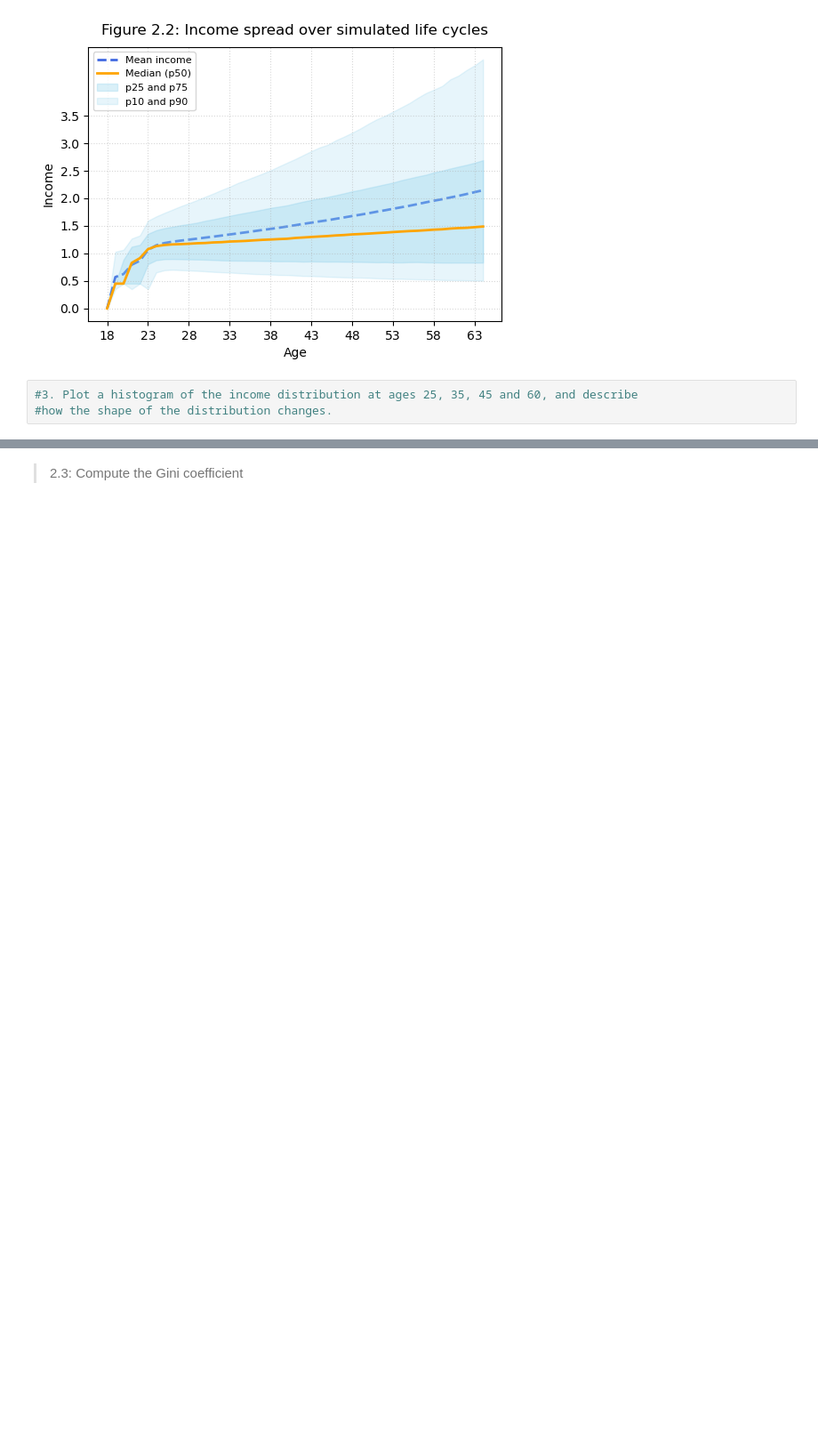
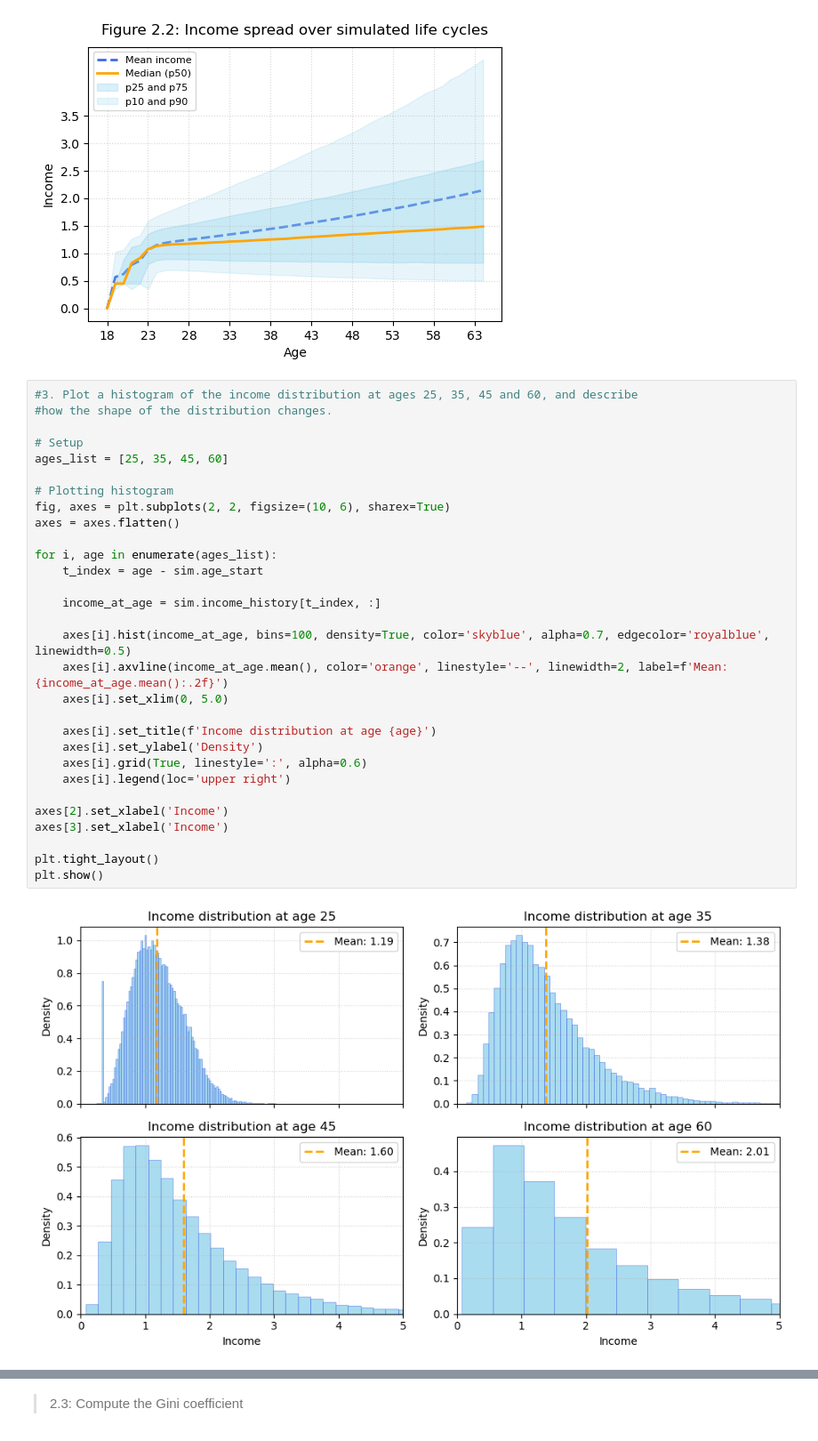
Before and after one commit to NumEconCopenhagen/projects-2025-xjc997, a Jupyter notebook: 01_dataproject/dataproject.ipynb, the cells around one changed output, grey strips where cells are left out. Shown at 89% size. Saved outputs shown, nothing was run; the diff lists cells and outputs as text; blank space fills up the shorter version.

```diff
--- a/01_dataproject/dataproject.ipynb
+++ b/01_dataproject/dataproject.ipynb
@@ -752,6 +752,35 @@ plt.yticks(np.arange(0, 4, 0.5))
 plt.show()
 # %% [output]
 [figure]
-# %%
-#3. Plot a histogram of the income distribution at ages 25, 35, 45 and 60, and describe
-#how the shape of the distribution changes.
+# %%
+#3. Plot a histogram of the income distribution at ages 25, 35, 45 and 60, and describe
+#how the shape of the distribution changes.
+
+# Setup
+ages_list = [25, 35, 45, 60]
+
+# Plotting histogram
+fig, axes = plt.subplots(2, 2, figsize=(10, 6), sharex=True)
+axes = axes.flatten()
+
+for i, age in enumerate(ages_list):
+    t_index = age - sim.age_start
+
+    income_at_age = sim.income_history[t_index, :]
+
+    axes[i].hist(income_at_age, bins=100, density=True, color='skyblue', alpha=0.7, edgecolor='royalblue', linewidth=0.5)
+    axes[i].axvline(income_at_age.mean(), color='orange', linestyle='--', linewidth=2, label=f'Mean: {income_at_age.mean():.2f}')
+    axes[i].set_xlim(0, 5.0)
+
+    axes[i].set_title(f'Income distribution at age {age}')
+    axes[i].set_ylabel('Density')
+    axes[i].grid(True, linestyle=':', alpha=0.6)
+    axes[i].legend(loc='upper right')
+
+axes[2].set_xlabel('Income')
+axes[3].set_xlabel('Income')
+
+plt.tight_layout()
+plt.show()
+# %% [output]
+[figure, added]
```
Also changed, not shown: parts of 1 cell of this notebook.
